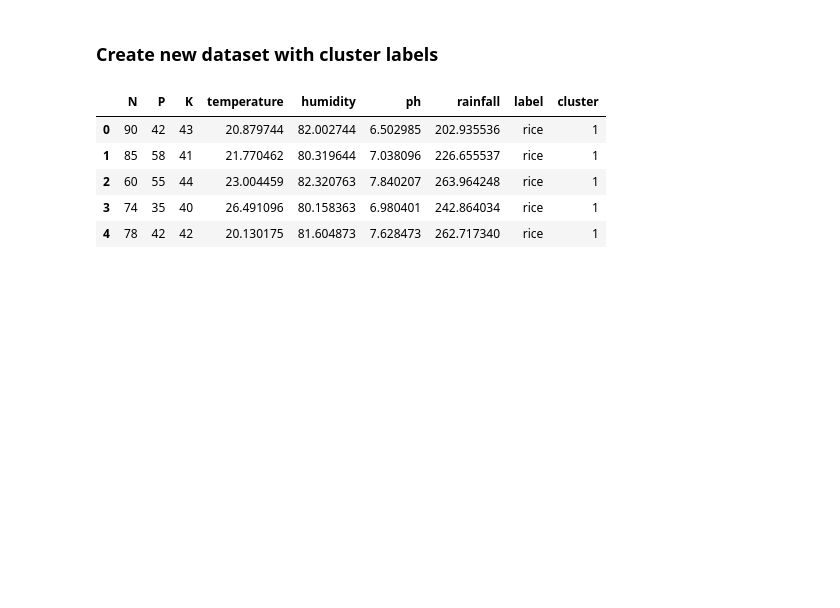
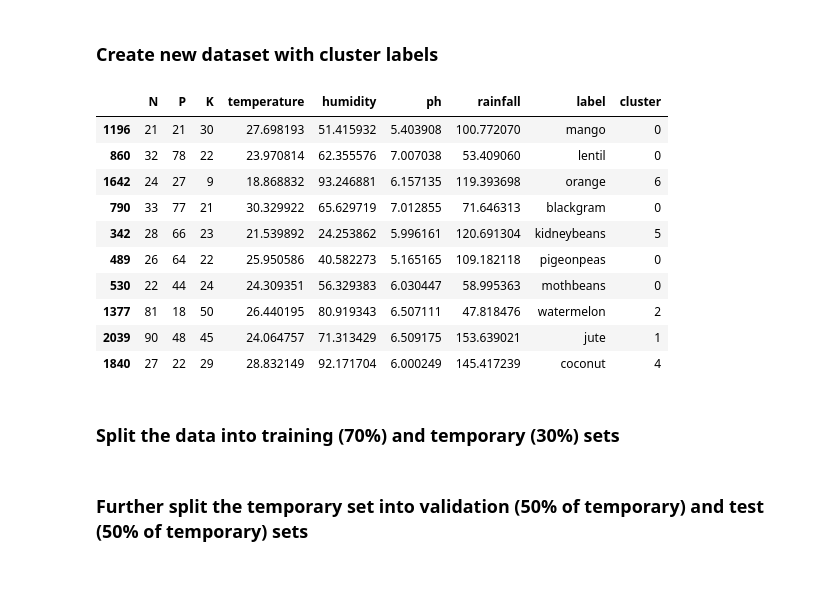
Before and after one commit to electrophileee/CropWise, a Jupyter notebook: cropnotebook/cropRecommendation.ipynb, the cells around one changed output. Saved outputs shown, nothing was run; the diff lists cells and outputs as text; code cells hidden in the pictures; blank space fills up the shorter version.

```diff
--- a/cropnotebook/cropRecommendation.ipynb
+++ b/cropnotebook/cropRecommendation.ipynb
@@ -76,11 +76,18 @@ Silhouette Score: 0.3260257558327337
 ### Create new dataset with cluster labels
 # %%
 new_dataset = pd.concat([df, pd.DataFrame(clusters, columns=['cluster'])], axis=1)
-new_dataset.head()
+new_dataset.sample(10)
 # %% [output]
 |  | N | P | K | temperature | humidity | ph | rainfall | label | cluster |
-| 0 | 90 | 42 | 43 | 20.879744 | 82.002744 | 6.502985 | 202.935536 | rice | 1 |
-| 1 | 85 | 58 | 41 | 21.770462 | 80.319644 | 7.038096 | 226.655537 | rice | 1 |
-| 2 | 60 | 55 | 44 | 23.004459 | 82.320763 | 7.840207 | 263.964248 | rice | 1 |
-| 3 | 74 | 35 | 40 | 26.491096 | 80.158363 | 6.980401 | 242.864034 | rice | 1 |
-| 4 | 78 | 42 | 42 | 20.130175 | 81.604873 | 7.628473 | 262.717340 | rice | 1 |
+| 1196 | 21 | 21 | 30 | 27.698193 | 51.415932 | 5.403908 | 100.772070 | mango | 0 |
+| 860 | 32 | 78 | 22 | 23.970814 | 62.355576 | 7.007038 | 53.409060 | lentil | 0 |
+| 1642 | 24 | 27 | 9 | 18.868832 | 93.246881 | 6.157135 | 119.393698 | orange | 6 |
+| 790 | 33 | 77 | 21 | 30.329922 | 65.629719 | 7.012855 | 71.646313 | blackgram | 0 |
+| 342 | 28 | 66 | 23 | 21.539892 | 24.253862 | 5.996161 | 120.691304 | kidneybeans | 5 |
+| 489 | 26 | 64 | 22 | 25.950586 | 40.582273 | 5.165165 | 109.182118 | pigeonpeas | 0 |
+| 530 | 22 | 44 | 24 | 24.309351 | 56.329383 | 6.030447 | 58.995363 | mothbeans | 0 |
+| 1377 | 81 | 18 | 50 | 26.440195 | 80.919343 | 6.507111 | 47.818476 | watermelon | 2 |
+| 2039 | 90 | 48 | 45 | 24.064757 | 71.313429 | 6.509175 | 153.639021 | jute | 1 |
+| 1840 | 27 | 22 | 29 | 28.832149 | 92.171704 | 6.000249 | 145.417239 | coconut | 4 |
+# %% [markdown]
+### Split the data into training (70%) and temporary (30%) sets
@@ -86,0 +96,2 @@ new_dataset.head()
+# %% [markdown]
+### Further split the temporary set into validation (50% of temporary) and test (50% of temporary) sets
```
Also changed, not shown: parts of 16 cells of this notebook, 3 other files.
